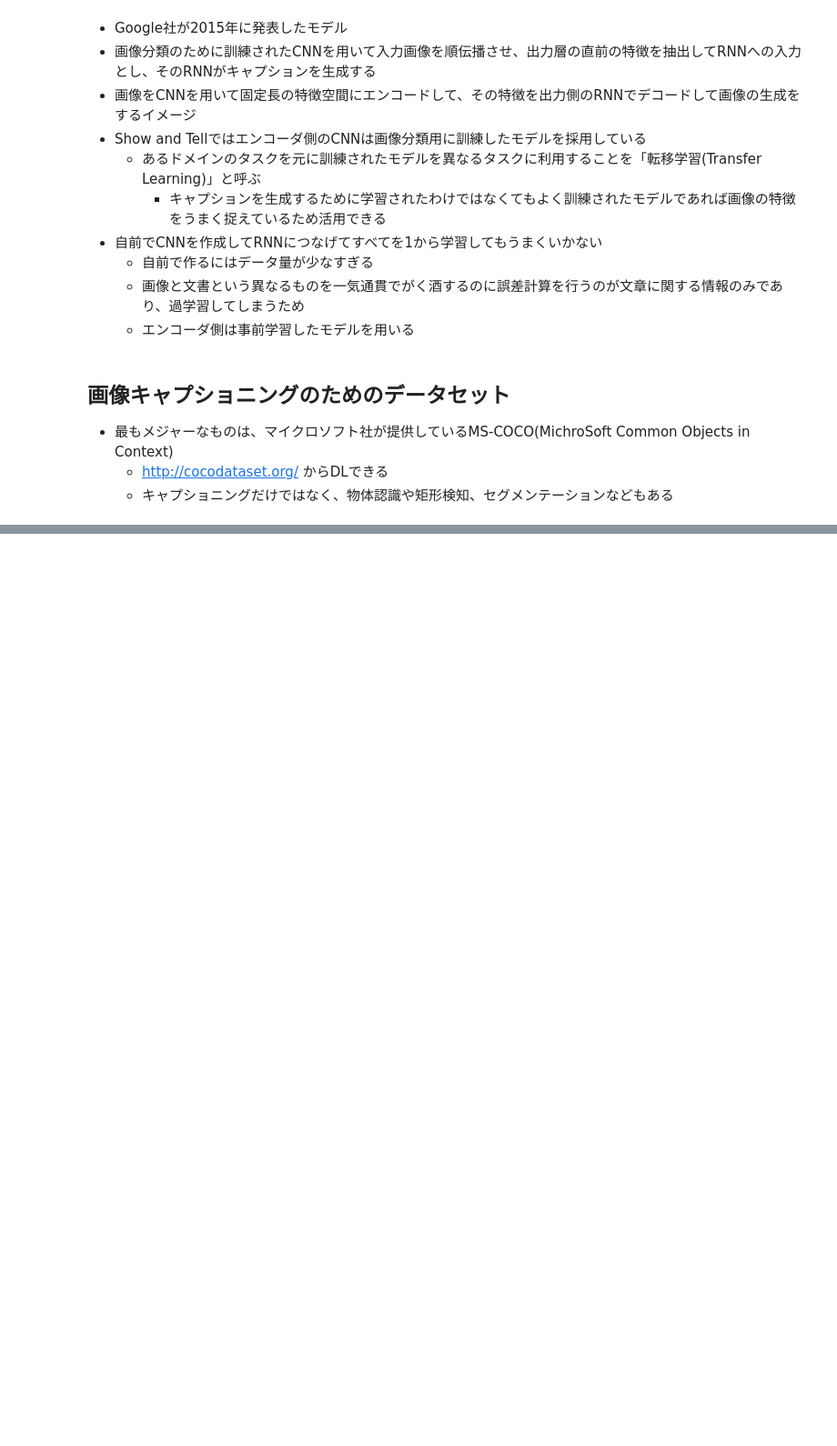
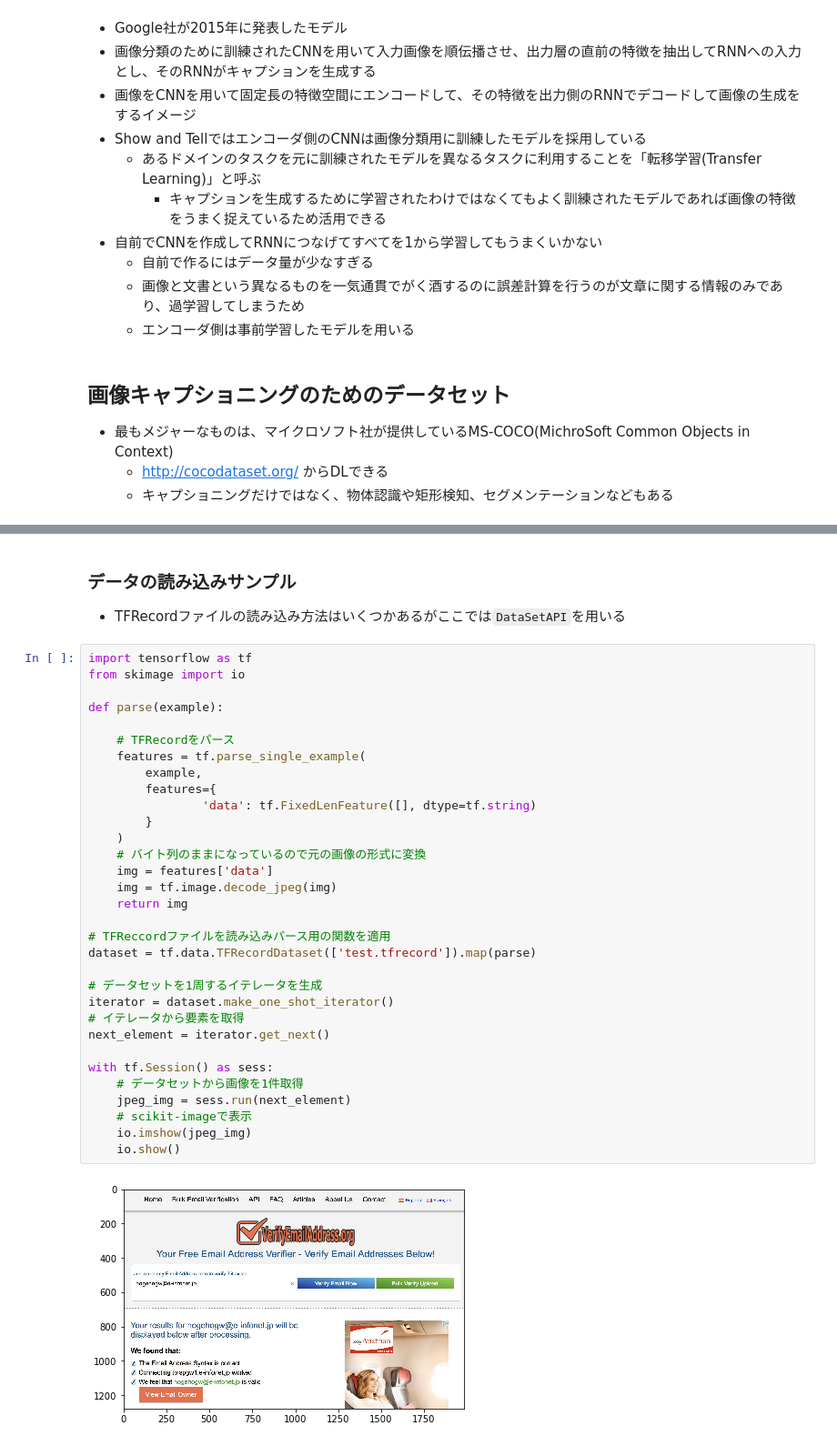
Before and after one commit to morooka-akira/MachineLearningMemo, a Jupyter notebook: TensorFlowではじめるDeepLearning実践入門/NIC-イメージキャプショニング.ipynb, the cells around one changed output, grey strips where cells are left out. Shown at 91% size. Cells and saved outputs as stored; diff of their text form; blank space fills up the shorter version.

```diff
--- a/TensorFlowではじめるDeepLearning実践入門/NIC-イメージキャプショニング.ipynb
+++ b/TensorFlowではじめるDeepLearning実践入門/NIC-イメージキャプショニング.ipynb
@@ -20,0 +58,37 @@
+# %% [markdown]
+### データの読み込みサンプル
+- TFRecordファイルの読み込み方法はいくつかあるがここでは`DataSetAPI`を用いる
+# %%
+import tensorflow as tf
+from skimage import io
+
+def parse(example):
+
+    # TFRecordをパース
+    features = tf.parse_single_example(
+        example,
+        features={
+                'data': tf.FixedLenFeature([], dtype=tf.string)
+        }
+    )
+    # バイト列のままになっているので元の画像の形式に変換
+    img = features['data']
+    img = tf.image.decode_jpeg(img)
+    return img
+
+# TFReccordファイルを読み込みパース用の関数を適用
+dataset = tf.data.TFRecordDataset(['test.tfrecord']).map(parse)
+
+# データセットを1周するイテレータを生成
+iterator = dataset.make_one_shot_iterator()
+# イテレータから要素を取得
+next_element = iterator.get_next()
+
+with tf.Session() as sess:
+    # データセットから画像を1件取得
+    jpeg_img = sess.run(next_element)
+    # scikit-imageで表示
+    io.imshow(jpeg_img)
+    io.show()
+# %% [output]
+[figure, added]
```
Also changed, not shown: parts of 11 cells of this notebook.
